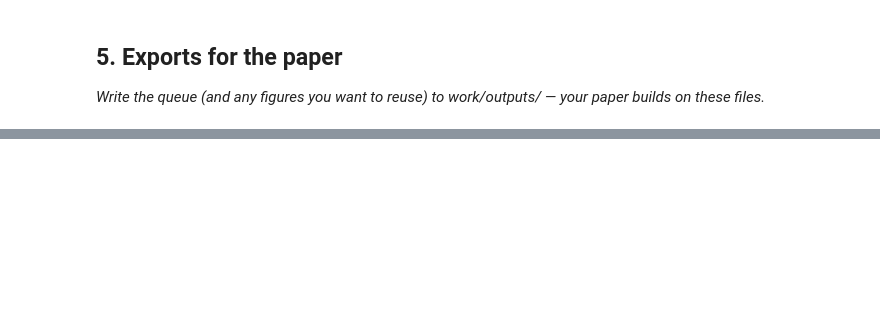
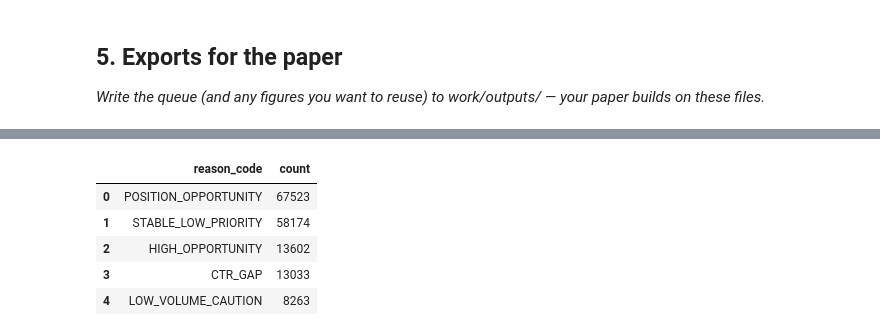
Before and after one commit to Pravu-19/flyrank-internship-ml, a Jupyter notebook: work/notebooks/w07_action_playbook.ipynb, the cells around one changed output, grey strips where cells are left out. Cells and saved outputs as stored; diff of their text form; code cells hidden in the pictures; blank space fills up the shorter version.

```diff
--- a/work/notebooks/w07_action_playbook.ipynb
+++ b/work/notebooks/w07_action_playbook.ipynb
@@ -43,0 +450,91 @@ This skeleton is yours to fill. Work the sections **in order** — each one has
+# %%
+# ============================================================
+# ML-10 SECTION 5 — EXPORTS
+# ============================================================
+
+from pathlib import Path
+import json
+
+ROOT = Path.cwd()
+
+OUTPUT_DIR = ROOT / "work" / "outputs"
+FIGURE_DIR = ROOT / "work" / "figures"
+
+OUTPUT_DIR.mkdir(parents=True, exist_ok=True)
+FIGURE_DIR.mkdir(parents=True, exist_ok=True)
+
+# ------------------------------------------------------------
+# Ranked queue
+# ------------------------------------------------------------
+
+export_columns = [
+    "rank",
+    "client_hash_id",
+    "content_hash_id",
+    "hist_impressions",
+    "hist_clicks",
+    "hist_ctr",
+    "hist_avg_position",
+    "predicted_ctr",
+    "ctr_gap",
+    "abs_ctr_gap",
+    "volume_factor",
+    "action_score",
+    "reason_code",
+    "recommended_action"
+]
+
+action_queue = queue[export_columns].copy()
+
+queue_path = OUTPUT_DIR / "action_queue.csv"
+action_queue.to_csv(queue_path, index=False)
+
+print(f"Exported ranked queue: {queue_path}")
+
+# ------------------------------------------------------------
+# Paper-ready metrics
+# ------------------------------------------------------------
+
+baseline_mae = 0.005440107943592033
+rf_mae = 0.004763730329129472
+
+relative_difference = (
+    (baseline_mae - rf_mae) / baseline_mae
+) * 100
+
+paper_metrics = {
+    "dataset": "FlyRank/internship-warehouse",
+    "feature_window": "2026-01-01 to 2026-04-30",
+    "training_target": "2026-05-01 to 2026-05-31",
+    "forward_test": "2026-06-01 to 2026-06-30",
+    "baseline_mae": baseline_mae,
+    "random_forest_mae": rf_mae,
+    "relative_mae_difference_percent": relative_difference,
+    "interpretation": "Observed directional decision-support result; not causal."
+}
+
+metrics_path = OUTPUT_DIR / "action_playbook_metrics.json"
+
+with open(metrics_path, "w") as f:
+    json.dump(paper_metrics, f, indent=2)
+
+print(f"Exported metrics: {metrics_path}")
+
+# ------------------------------------------------------------
+# Reason-code summary
+# ------------------------------------------------------------
+
+reason_summary = (
+    action_queue["reason_code"]
+    .value_counts()
+    .rename_axis("reason_code")
+    .reset_index(name="count")
+)
+
+reason_path = OUTPUT_DIR / "action_reason_summary.csv"
+reason_summary.to_csv(reason_path, index=False)
+
+display(reason_summary)
+
+print("All ML-10 exports completed.")
+# %% [output]
@@ -43,0 +543,6 @@ This skeleton is yours to fill. Work the sections **in order** — each one has
+|  | reason_code | count |
+| 0 | POSITION_OPPORTUNITY | 67523 |
+| 1 | STABLE_LOW_PRIORITY | 58174 |
+| 2 | HIGH_OPPORTUNITY | 13602 |
+| 3 | CTR_GAP | 13033 |
+| 4 | LOW_VOLUME_CAUTION | 8263 |
```
Also changed, not shown: parts of 19 cells of this notebook.
